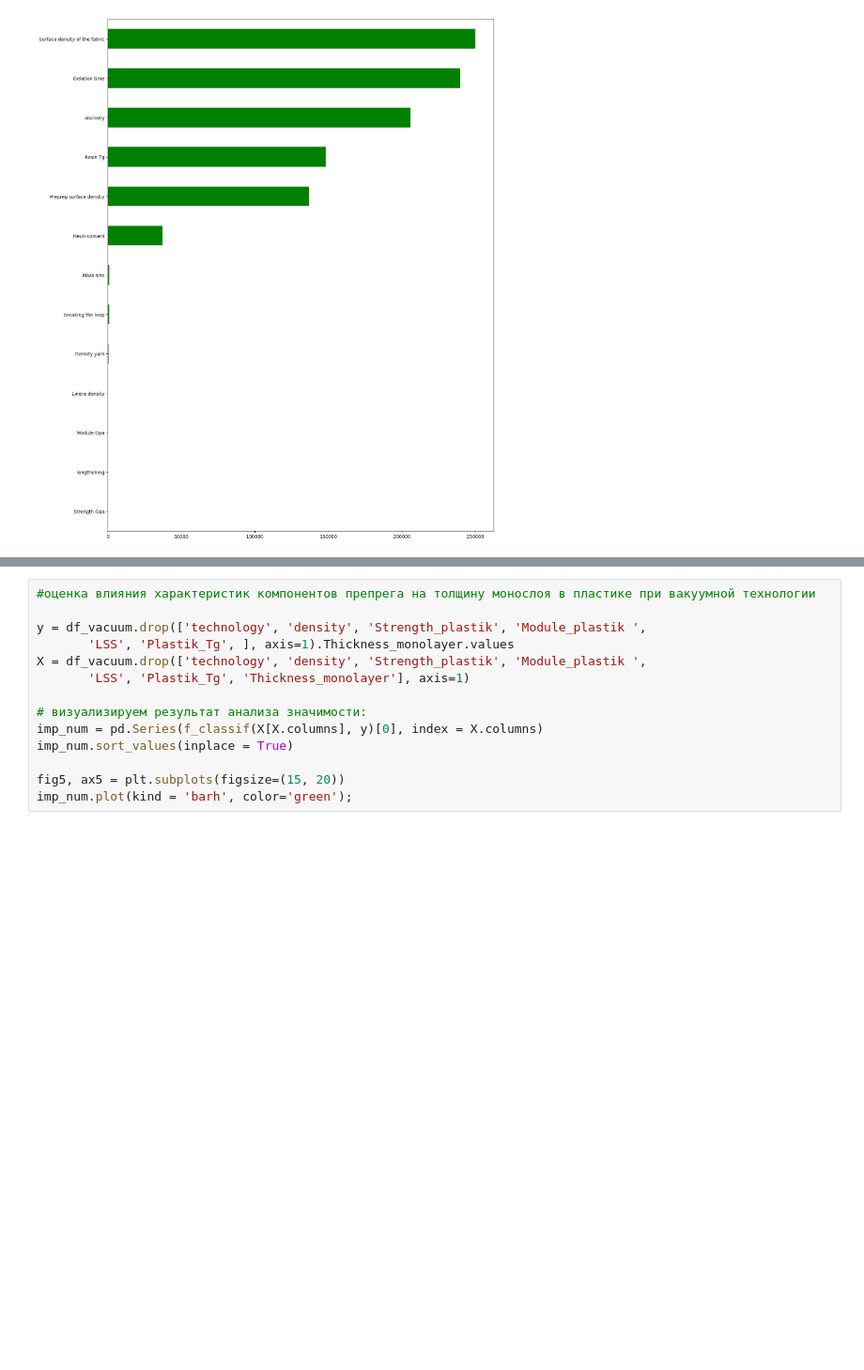
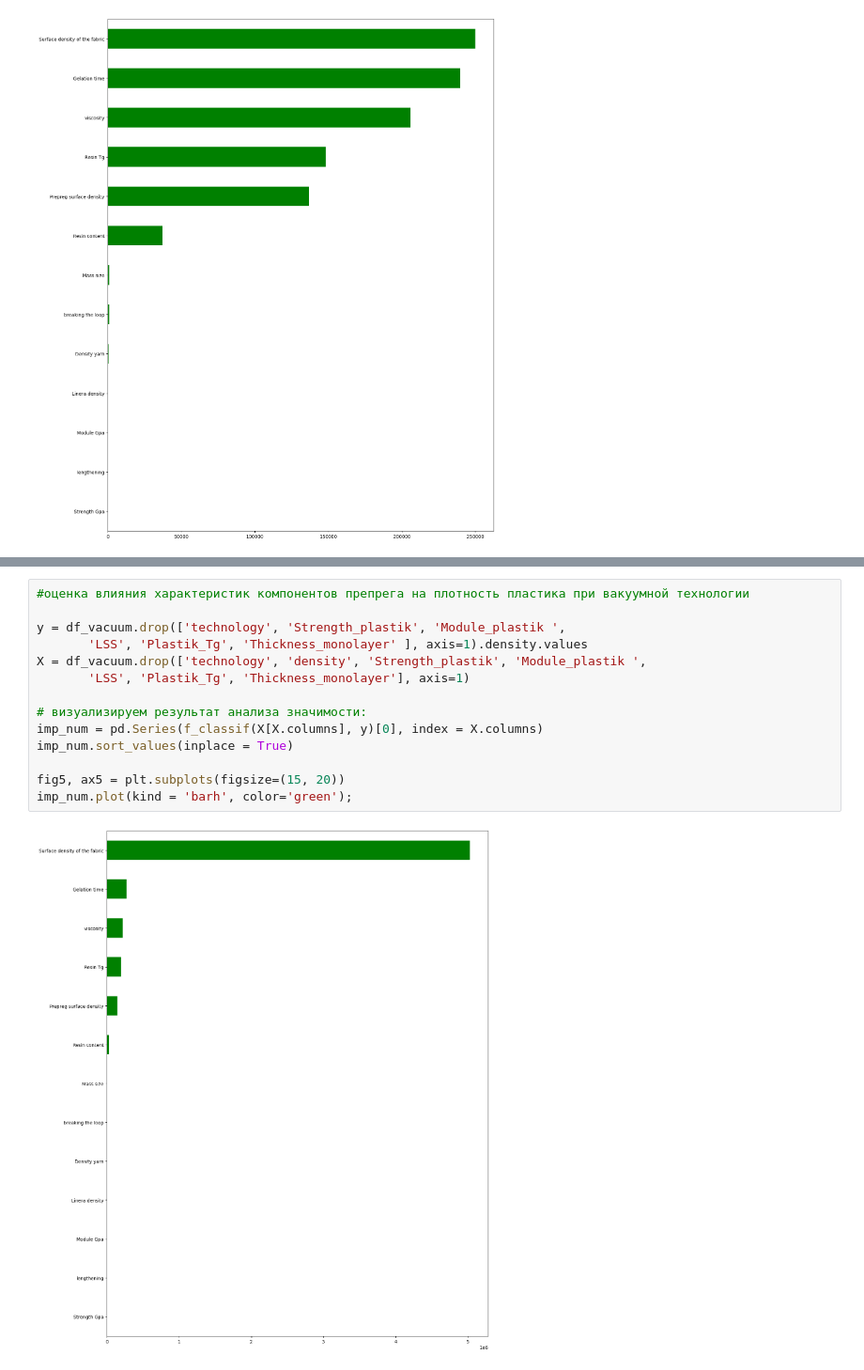
Before and after one commit to AleksandrFrom/DS, a Jupyter notebook: model for CFRP/project for CFRP_vol3.ipynb, the cells around one changed output, grey strips where cells are left out. Shown at 94% size. Drawn from its saved outputs; the diff is of its cells as text; blank space fills up the shorter version.

```diff
--- a/model for CFRP/project for CFRP_vol3.ipynb
+++ b/model for CFRP/project for CFRP_vol3.ipynb
@@ -180,14 +258,16 @@ df_vac_for_thikness
 # %%
-#оценка влияния характеристик компонентов препрега на толщину монослоя в пластике при вакуумной технологии
+#оценка влияния характеристик компонентов препрега на плотность пластика при вакуумной технологии
 
-y = df_vacuum.drop(['technology', 'density', 'Strength_plastik', 'Module_plastik ',
-       'LSS', 'Plastik_Tg', ], axis=1).Thickness_monolayer.values
+y = df_vacuum.drop(['technology', 'Strength_plastik', 'Module_plastik ',
+       'LSS', 'Plastik_Tg', 'Thickness_monolayer' ], axis=1).density.values
 X = df_vacuum.drop(['technology', 'density', 'Strength_plastik', 'Module_plastik ',
        'LSS', 'Plastik_Tg', 'Thickness_monolayer'], axis=1)
 
 # визуализируем результат анализа значимости:
 imp_num = pd.Series(f_classif(X[X.columns], y)[0], index = X.columns)
 imp_num.sort_values(inplace = True)
 
 fig5, ax5 = plt.subplots(figsize=(15, 20))
 imp_num.plot(kind = 'barh', color='green');
+# %% [output]
+[figure, added]
```
Also changed, not shown: parts of 15 cells of this notebook.
